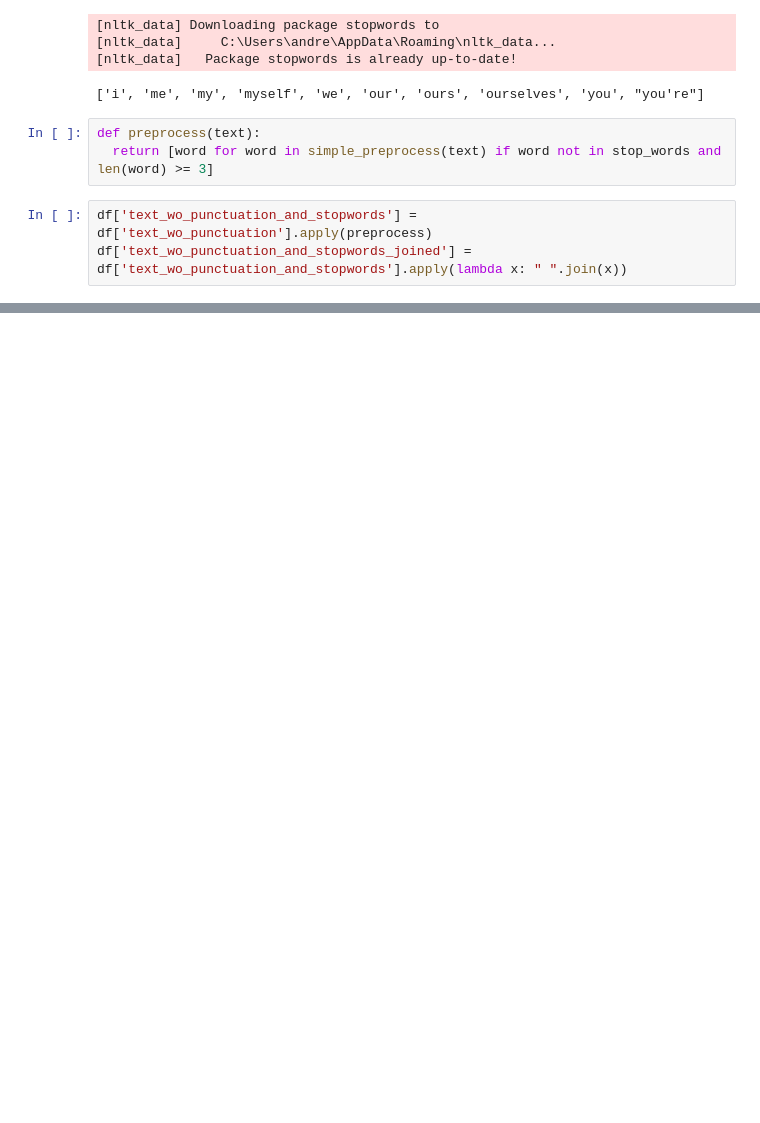
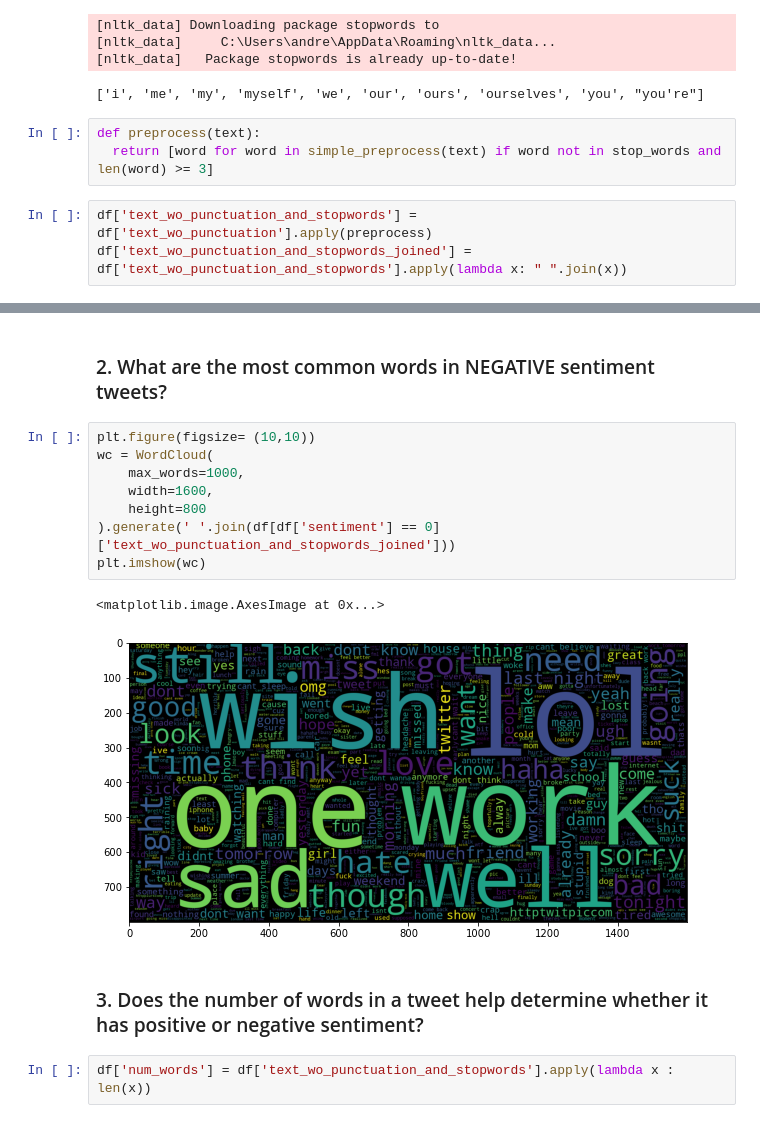
Before and after one commit to AndreGoncalves013/Twitter_Sentiment_Analysis, a Jupyter notebook: twitter_sentiment_analysis.ipynb, the cells around one changed output, grey strips where cells are left out. Cells and saved outputs as stored; diff of their text form; blank space fills up the shorter version.

```diff
--- a/twitter_sentiment_analysis.ipynb
+++ b/twitter_sentiment_analysis.ipynb
@@ -90,0 +112,17 @@ df.head()
+# %% [markdown]
+### 2. What are the most common words in NEGATIVE sentiment tweets?
+# %%
+plt.figure(figsize= (10,10))
+wc = WordCloud(
+    max_words=1000,
+    width=1600,
+    height=800
+).generate(' '.join(df[df['sentiment'] == 0]['text_wo_punctuation_and_stopwords_joined']))
+plt.imshow(wc)
+# %% [output]
+<matplotlib.image.AxesImage at 0x...>
+[figure, added]
+# %% [markdown]
+### 3. Does the number of words in a tweet help determine whether it has positive or negative sentiment?
+# %%
+df['num_words'] = df['text_wo_punctuation_and_stopwords'].apply(lambda x : len(x))
```
Also changed, not shown: parts of 18 cells of this notebook.
